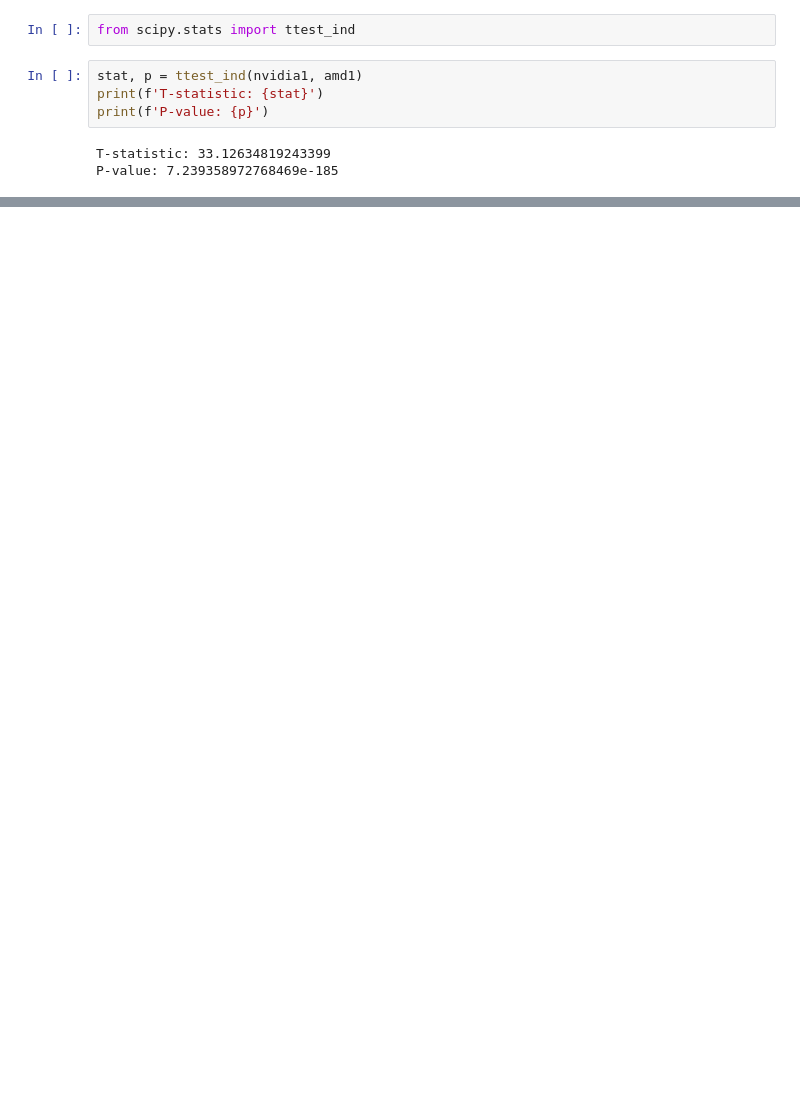
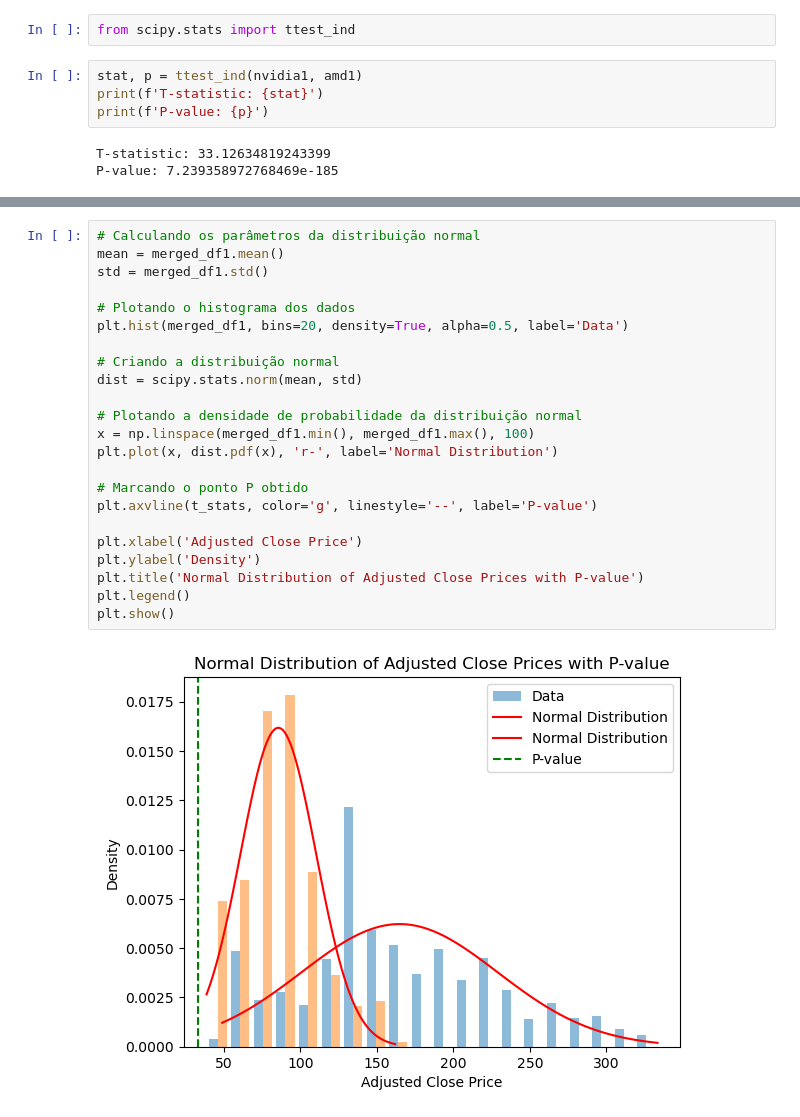
Before and after one commit to FilipeSCampos/T-Test-Student, a Jupyter notebook: Teste T.ipynb, the cells around one changed output, grey strips where cells are left out. Cells and saved outputs as stored; diff of their text form; blank space fills up the shorter version.

```diff
--- a/Teste T.ipynb
+++ b/Teste T.ipynb
@@ -95,0 +124,25 @@ plt.show()
+# %%
+# Calculando os parâmetros da distribuição normal
+mean = merged_df1.mean()
+std = merged_df1.std()
+
+# Plotando o histograma dos dados
+plt.hist(merged_df1, bins=20, density=True, alpha=0.5, label='Data')
+
+# Criando a distribuição normal
+dist = scipy.stats.norm(mean, std)
+
+# Plotando a densidade de probabilidade da distribuição normal
+x = np.linspace(merged_df1.min(), merged_df1.max(), 100)
+plt.plot(x, dist.pdf(x), 'r-', label='Normal Distribution')
+
+# Marcando o ponto P obtido
+plt.axvline(t_stats, color='g', linestyle='--', label='P-value')
+
+plt.xlabel('Adjusted Close Price')
+plt.ylabel('Density')
+plt.title('Normal Distribution of Adjusted Close Prices with P-value')
+plt.legend()
+plt.show()
+# %% [output]
+[figure, added]
```
Also changed, not shown: parts of 6 cells of this notebook.
